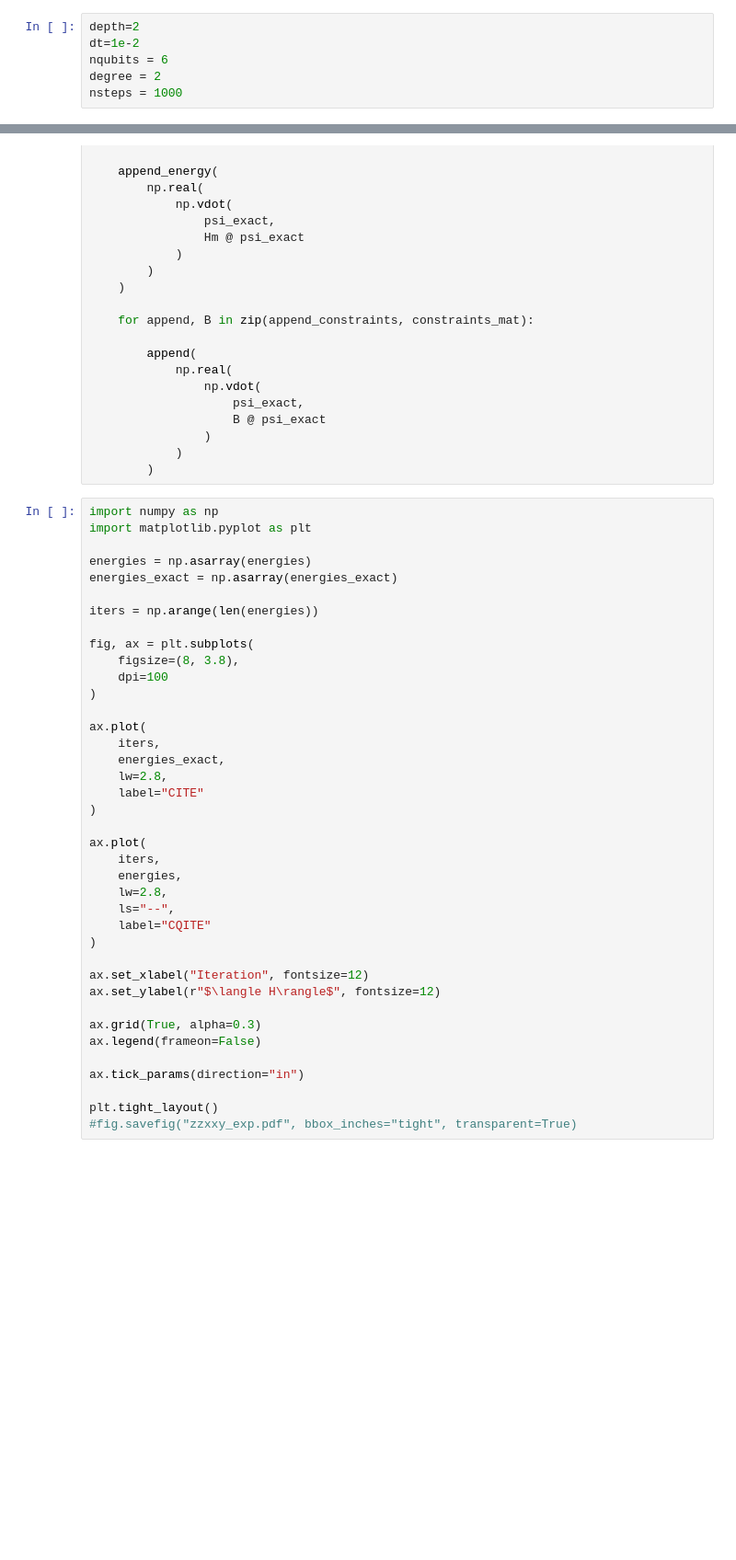
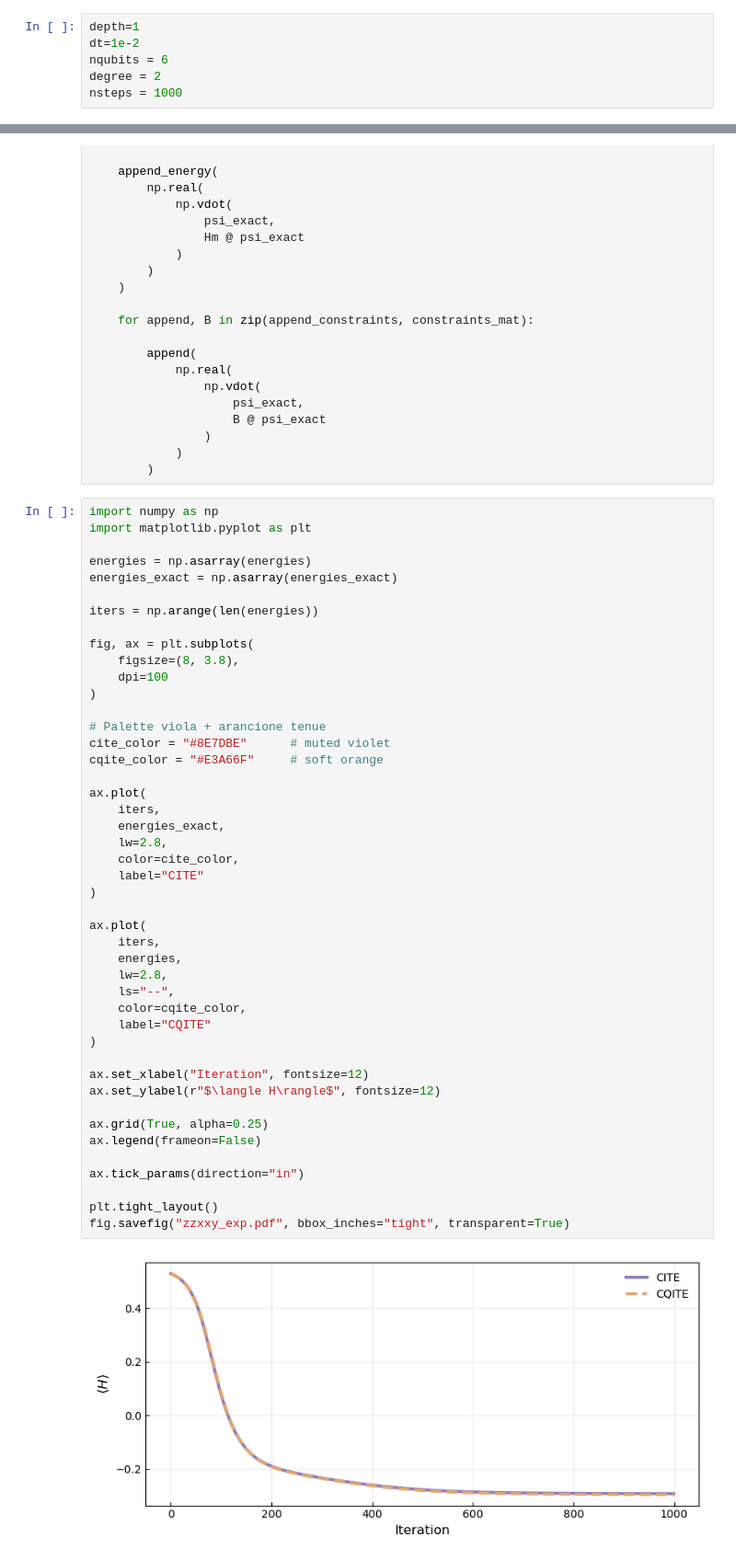
Before and after one commit to danielecuomo/ConstraintQuantumImaginary, a Jupyter notebook: examples/cqite_validation_xxzzy.ipynb, the cells around one changed output, grey strips where cells are left out. Shown at 92% size. Saved outputs shown, nothing was run; the diff lists cells and outputs as text; blank space fills up the shorter version.

```diff
--- a/examples/cqite_validation_xxzzy.ipynb
+++ b/examples/cqite_validation_xxzzy.ipynb
@@ -14,7 +14,7 @@ from cqite.simulation.backend import SimulatorBackend
 
 from cqite.ansatz.commutator_basis import CommutatorBasis
 # %%
-depth=2
+depth=1
 dt=1e-2
 nqubits = 6
 degree = 2
@@ -230,35 +256,43 @@ energies_exact = np.asarray(energies_exact)
 iters = np.arange(len(energies))
 
 fig, ax = plt.subplots(
     figsize=(8, 3.8),
     dpi=100
 )
 
+# Palette viola + arancione tenue
+cite_color = "#8E7DBE"      # muted violet
+cqite_color = "#E3A66F"     # soft orange
+
 ax.plot(
     iters,
     energies_exact,
     lw=2.8,
+    color=cite_color,
     label="CITE"
 )
 
 ax.plot(
     iters,
     energies,
     lw=2.8,
     ls="--",
+    color=cqite_color,
     label="CQITE"
 )
 
 ax.set_xlabel("Iteration", fontsize=12)
 ax.set_ylabel(r"$\langle H\rangle$", fontsize=12)
 
-ax.grid(True, alpha=0.3)
+ax.grid(True, alpha=0.25)
 ax.legend(frameon=False)
 
 ax.tick_params(direction="in")
 
 plt.tight_layout()
-#fig.savefig("zzxxy_exp.pdf", bbox_inches="tight", transparent=True)
+fig.savefig("zzxxy_exp.pdf", bbox_inches="tight", transparent=True)
+# %% [output]
+[figure, added]
 # %%
 mag = np.asarray(magnetizations)
 
```
Also changed, not shown: parts of 9 cells of this notebook, 21 other files.
